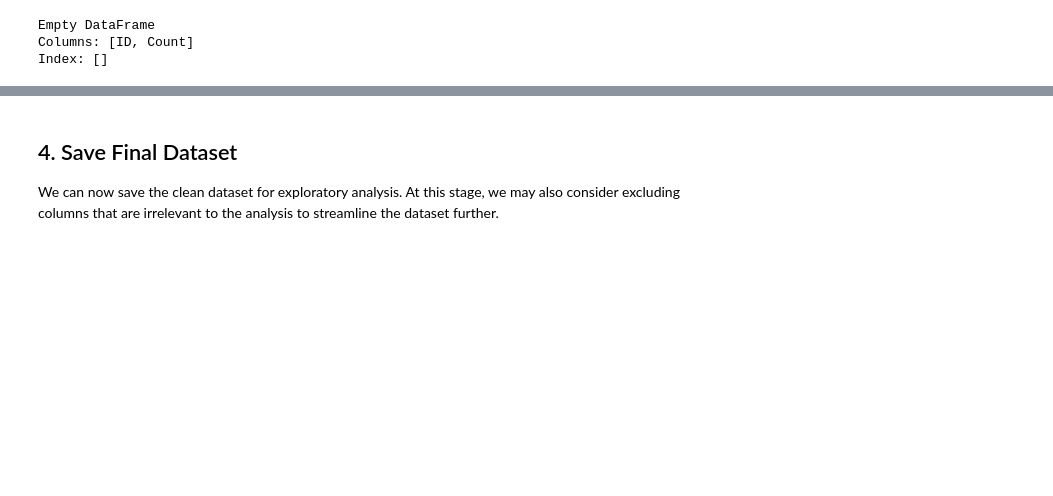
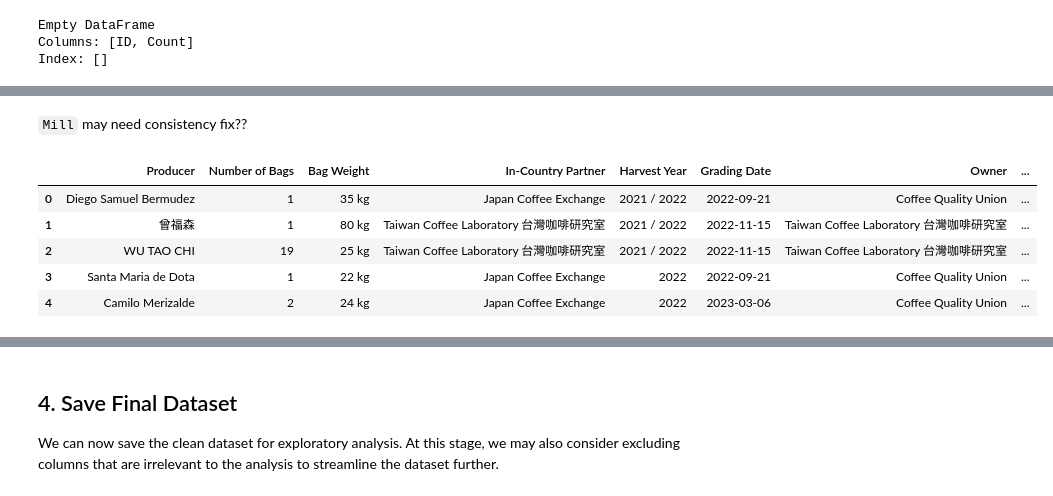
Before and after one commit to Lillian1070/showcase_python_dataCleaning_1, a Jupyter notebook: kaggle_coffeeBean_dataCleaning.ipynb, the cells around one changed output, grey strips where cells are left out. Cells and saved outputs as stored; diff of their text form; code cells hidden in the pictures; blank space fills up the shorter version.

```diff
--- a/kaggle_coffeeBean_dataCleaning.ipynb
+++ b/kaggle_coffeeBean_dataCleaning.ipynb
@@ -537,0 +1016,11 @@ We can standardized the date time format for further analysis or modeling needs
+# %% [markdown]
+`Mill` may need consistency fix??
+# %%
+df_adjust_date.head().iloc[:,10:20]
+# %% [output]
+|  | Producer | Number of Bags | Bag Weight | In-Country Partner | Harvest Year | Grading Date | Owner | ... |
+| 0 | Diego Samuel Bermudez | 1 | 35 kg | Japan Coffee Exchange | 2021 / 2022 | 2022-09-21 | Coffee Quality Union | ... |
+| 1 | 曾福森 | 1 | 80 kg | Taiwan Coffee Laboratory 台灣咖啡研究室 | 2021 / 2022 | 2022-11-15 | Taiwan Coffee Laboratory 台灣咖啡研究室 | ... |
+| 2 | WU TAO CHI | 19 | 25 kg | Taiwan Coffee Laboratory 台灣咖啡研究室 | 2021 / 2022 | 2022-11-15 | Taiwan Coffee Laboratory 台灣咖啡研究室 | ... |
+| 3 | Santa Maria de Dota | 1 | 22 kg | Japan Coffee Exchange | 2022 | 2022-09-21 | Coffee Quality Union | ... |
+| 4 | Camilo Merizalde | 2 | 24 kg | Japan Coffee Exchange | 2022 | 2023-03-06 | Coffee Quality Union | ... |
```
Also changed, not shown: parts of 50 cells of this notebook.
